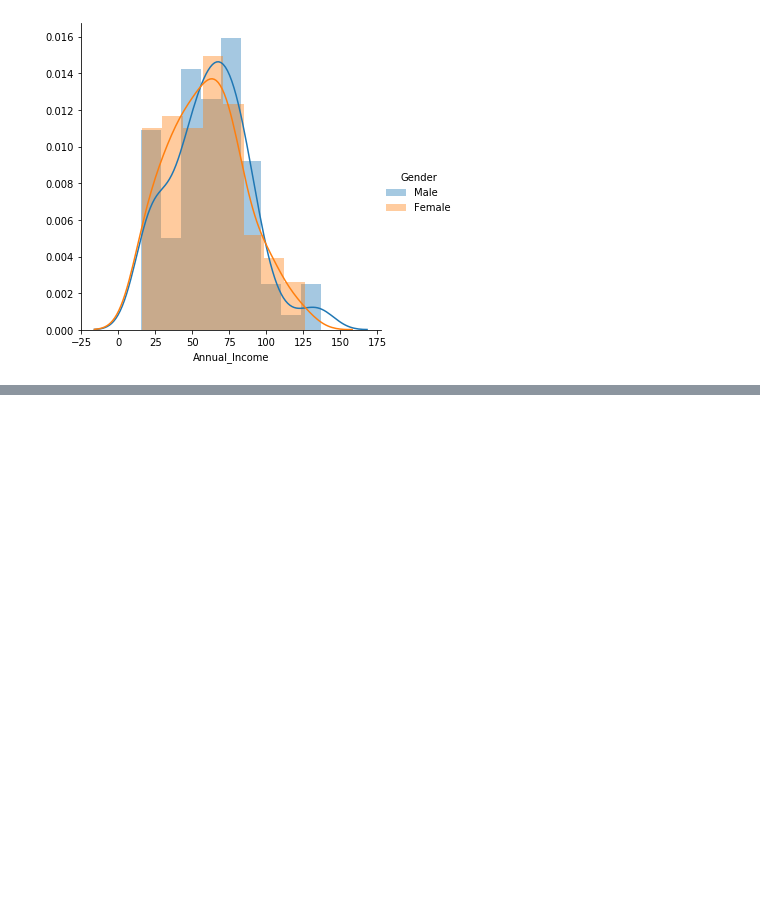
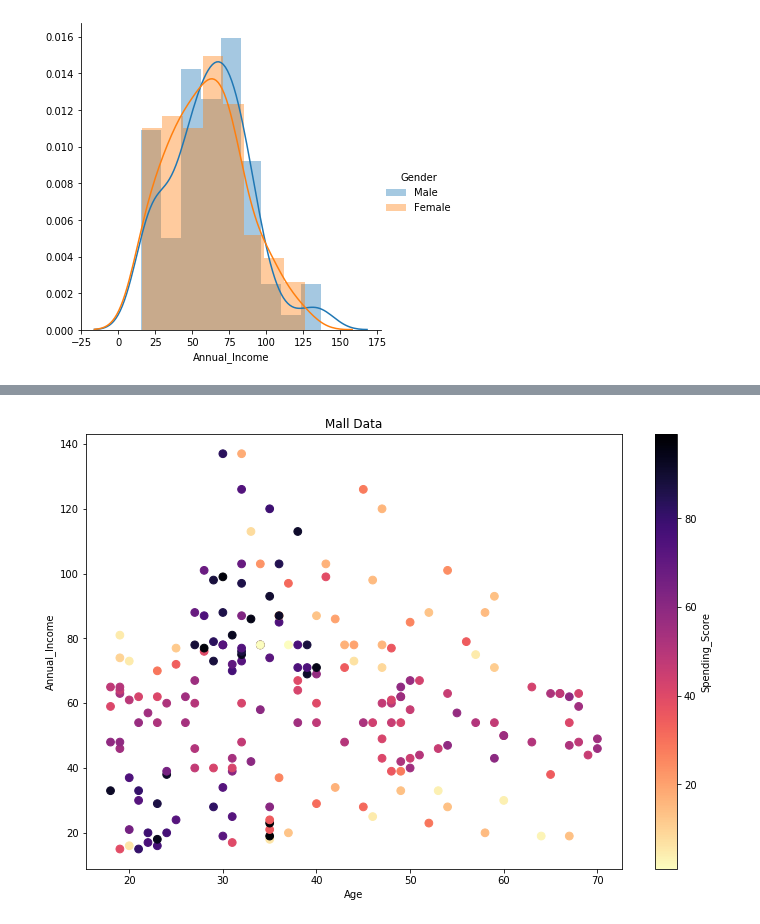
Before and after one commit to mellymillionz/python_notes, a Jupyter notebook: pandas_stats_review.ipynb/pandas_stats_review_lesson1.ipynb, the cells around one changed output, grey strips where cells are left out. Saved outputs shown, nothing was run; the diff lists cells and outputs as text; code cells hidden in the pictures; blank space fills up the shorter version.

```diff
--- a/pandas_stats_review.ipynb/pandas_stats_review_lesson1.ipynb
+++ b/pandas_stats_review.ipynb/pandas_stats_review_lesson1.ipynb
@@ -443,0 +524,15 @@ sns.FacetGrid(df,
+# %%
+#review with subplots
+#the 's' is scalar or array shape
+#the 'c' needs to be a numeric value
+
+fig, ax = plt.subplots()
+
+df.plot(x = 'Age', y = 'Annual_Income',
+       kind = 'scatter', s = 60, c='Spending_Score',
+        cmap = 'magma_r', title = 'Mall Data',
+        figsize = (12,8), ax=ax)
+
+plt.show()
+# %% [output]
+[figure, added]
```
Also changed, not shown: parts of 15 cells of this notebook.
